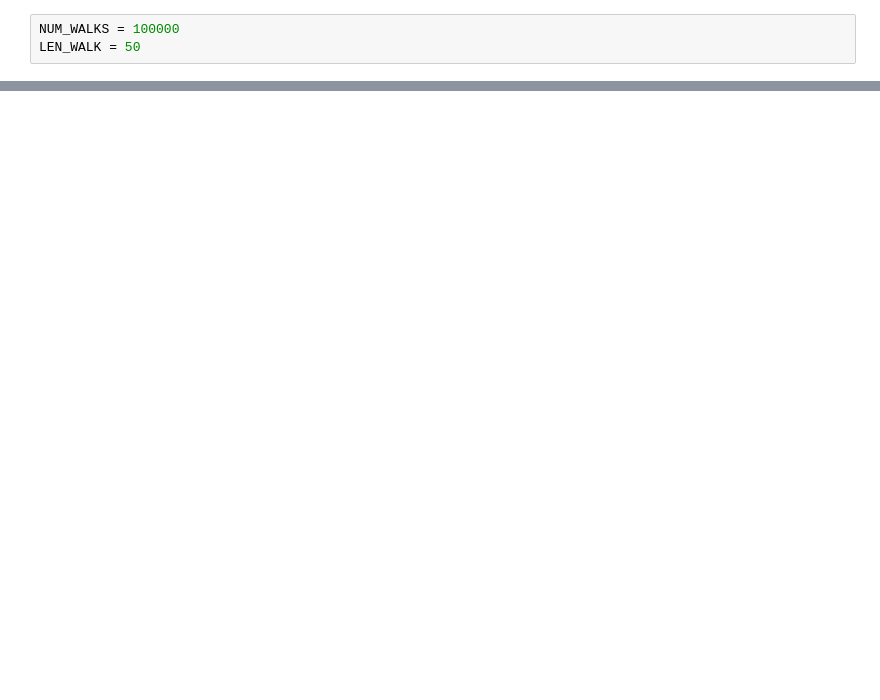
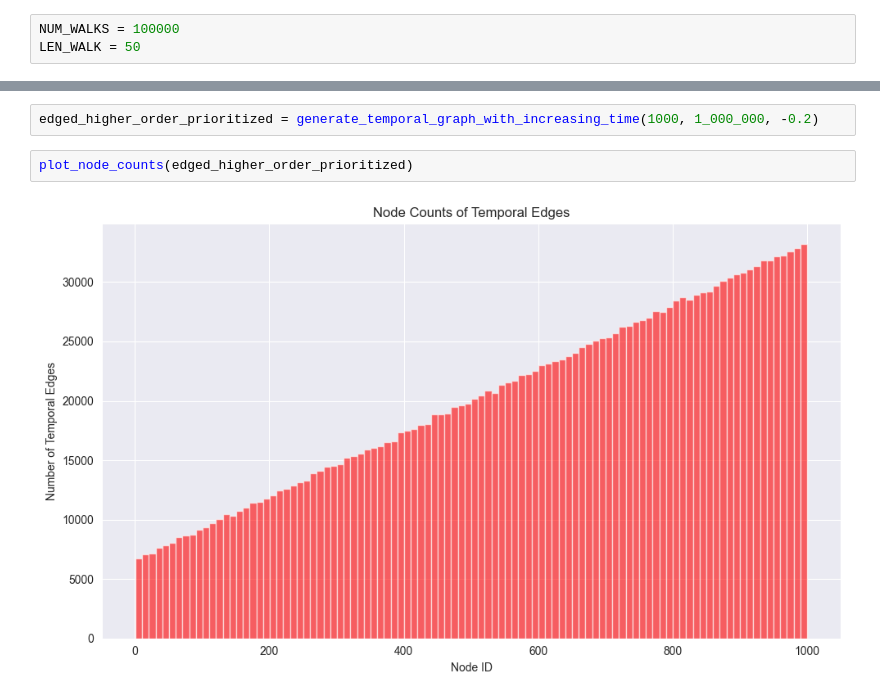
Before and after one commit to ashfaq1701/ctdne, a Jupyter notebook: walk_validation.ipynb, the cells around one changed output, grey strips where cells are left out. Saved outputs shown, nothing was run; the diff lists cells and outputs as text; blank space fills up the shorter version.

```diff
--- a/walk_validation.ipynb
+++ b/walk_validation.ipynb
@@ -192,0 +125,6 @@ walks[:100]
+# %%
+edged_higher_order_prioritized = generate_temporal_graph_with_increasing_time(1000, 1_000_000, -0.2)
+# %%
+plot_node_counts(edged_higher_order_prioritized)
+# %% [output]
+[figure, added]
```
Also changed, not shown: parts of 21 cells of this notebook.
